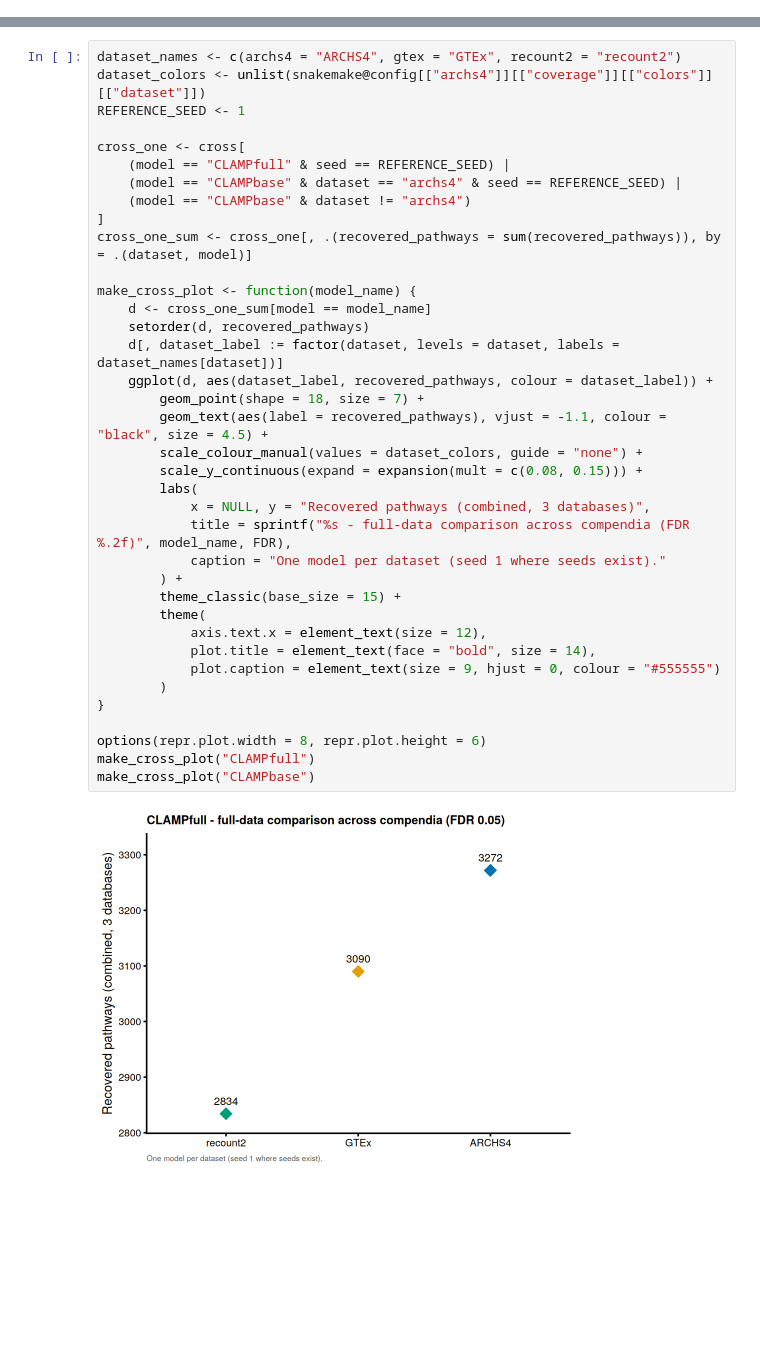
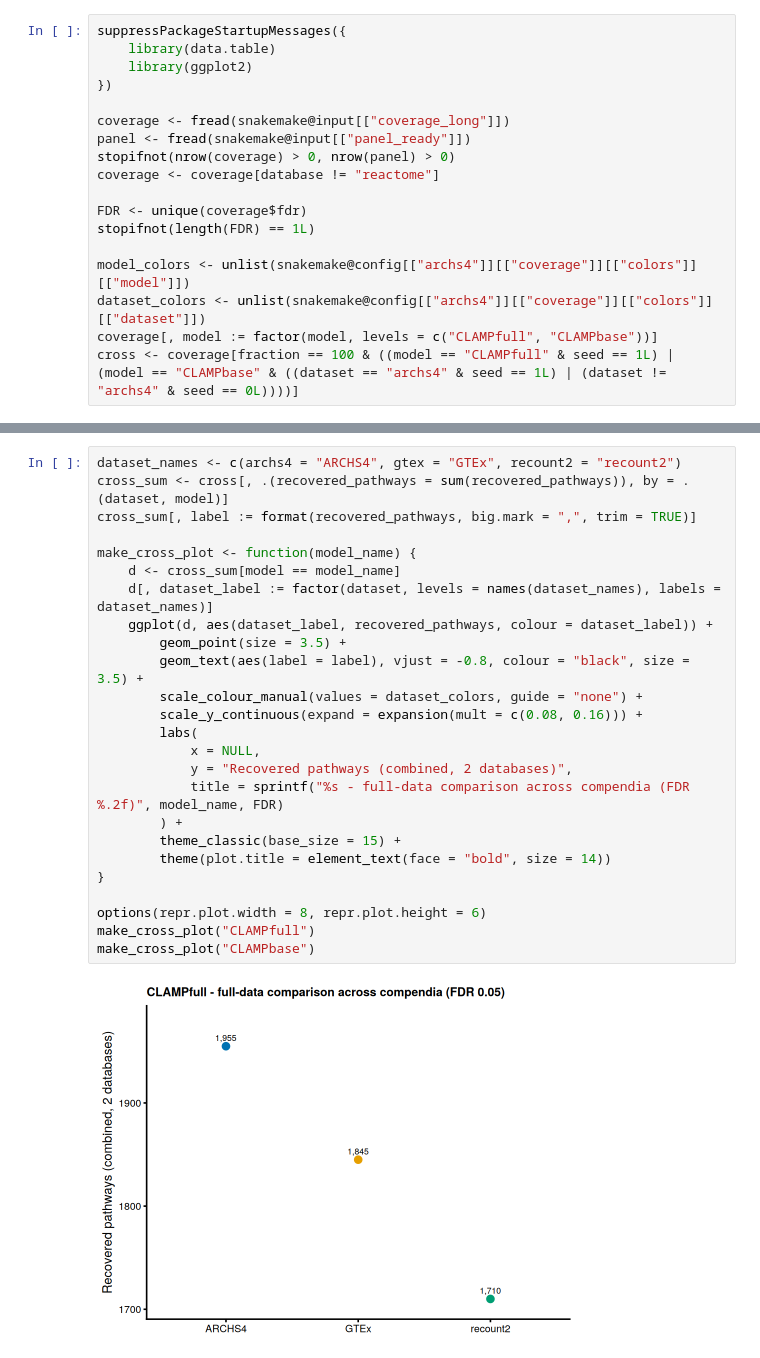
Before and after one commit to pivlab/clamp-analyses, a Jupyter notebook: nbs/03_model_biology/02_archs4/00_coverage/00_coverage.executed.ipynb, the cells around one changed output, grey strips where cells are left out. Drawn from its saved outputs; the diff is of its cells as text; blank space fills up the shorter version.

Commit message:
Uploading statistic comparison

```diff
--- a/nbs/03_model_biology/02_archs4/00_coverage/00_coverage.executed.ipynb
+++ b/nbs/03_model_biology/02_archs4/00_coverage/00_coverage.executed.ipynb
@@ -208,0 +48,18 @@ make_arch_plot("CLAMPbase")
+# %%
+suppressPackageStartupMessages({
+    library(data.table)
+    library(ggplot2)
+})
+
+coverage <- fread(snakemake@input[["coverage_long"]])
+panel <- fread(snakemake@input[["panel_ready"]])
+stopifnot(nrow(coverage) > 0, nrow(panel) > 0)
+coverage <- coverage[database != "reactome"]
+
+FDR <- unique(coverage$fdr)
+stopifnot(length(FDR) == 1L)
+
+model_colors <- unlist(snakemake@config[["archs4"]][["coverage"]][["colors"]][["model"]])
+dataset_colors <- unlist(snakemake@config[["archs4"]][["coverage"]][["colors"]][["dataset"]])
+coverage[, model := factor(model, levels = c("CLAMPfull", "CLAMPbase"))]
+cross <- coverage[fraction == 100 & ((model == "CLAMPfull" & seed == 1L) | (model == "CLAMPbase" & ((dataset == "archs4" & seed == 1L) | (dataset != "archs4" & seed == 0L))))]
@@ -209,39 +122,27 @@ make_arch_plot("CLAMPbase")
 # %%
 dataset_names <- c(archs4 = "ARCHS4", gtex = "GTEx", recount2 = "recount2")
-dataset_colors <- unlist(snakemake@config[["archs4"]][["coverage"]][["colors"]][["dataset"]])
-REFERENCE_SEED <- 1
-
-cross_one <- cross[
-    (model == "CLAMPfull" & seed == REFERENCE_SEED) |
-    (model == "CLAMPbase" & dataset == "archs4" & seed == REFERENCE_SEED) |
-    (model == "CLAMPbase" & dataset != "archs4")
-]
-cross_one_sum <- cross_one[, .(recovered_pathways = sum(recovered_pathways)), by = .(dataset, model)]
+cross_sum <- cross[, .(recovered_pathways = sum(recovered_pathways)), by = .(dataset, model)]
+cross_sum[, label := format(recovered_pathways, big.mark = ",", trim = TRUE)]
 
 make_cross_plot <- function(model_name) {
-    d <- cross_one_sum[model == model_name]
-    setorder(d, recovered_pathways)
-    d[, dataset_label := factor(dataset, levels = dataset, labels = dataset_names[dataset])]
+    d <- cross_sum[model == model_name]
+    d[, dataset_label := factor(dataset, levels = names(dataset_names), labels = dataset_names)]
     ggplot(d, aes(dataset_label, recovered_pathways, colour = dataset_label)) +
-        geom_point(shape = 18, size = 7) +
-        geom_text(aes(label = recovered_pathways), vjust = -1.1, colour = "black", size = 4.5) +
+        geom_point(size = 3.5) +
+        geom_text(aes(label = label), vjust = -0.8, colour = "black", size = 3.5) +
         scale_colour_manual(values = dataset_colors, guide = "none") +
-        scale_y_continuous(expand = expansion(mult = c(0.08, 0.15))) +
+        scale_y_continuous(expand = expansion(mult = c(0.08, 0.16))) +
         labs(
-            x = NULL, y = "Recovered pathways (combined, 3 databases)",
-            title = sprintf("%s - full-data comparison across compendia (FDR %.2f)", model_name, FDR),
-            caption = "One model per dataset (seed 1 where seeds exist)."
+            x = NULL,
+            y = "Recovered pathways (combined, 2 databases)",
+            title = sprintf("%s - full-data comparison across compendia (FDR %.2f)", model_name, FDR)
         ) +
         theme_classic(base_size = 15) +
-        theme(
-            axis.text.x = element_text(size = 12),
-            plot.title = element_text(face = "bold", size = 14),
-            plot.caption = element_text(size = 9, hjust = 0, colour = "#555555")
-        )
+        theme(plot.title = element_text(face = "bold", size = 14))
 }
 
 options(repr.plot.width = 8, repr.plot.height = 6)
 make_cross_plot("CLAMPfull")
 make_cross_plot("CLAMPbase")
 # %% [output]
-[figure, old version]
+[figure, new version]
```
Also changed, not shown: parts of 14 cells of this notebook, 7 other files.
